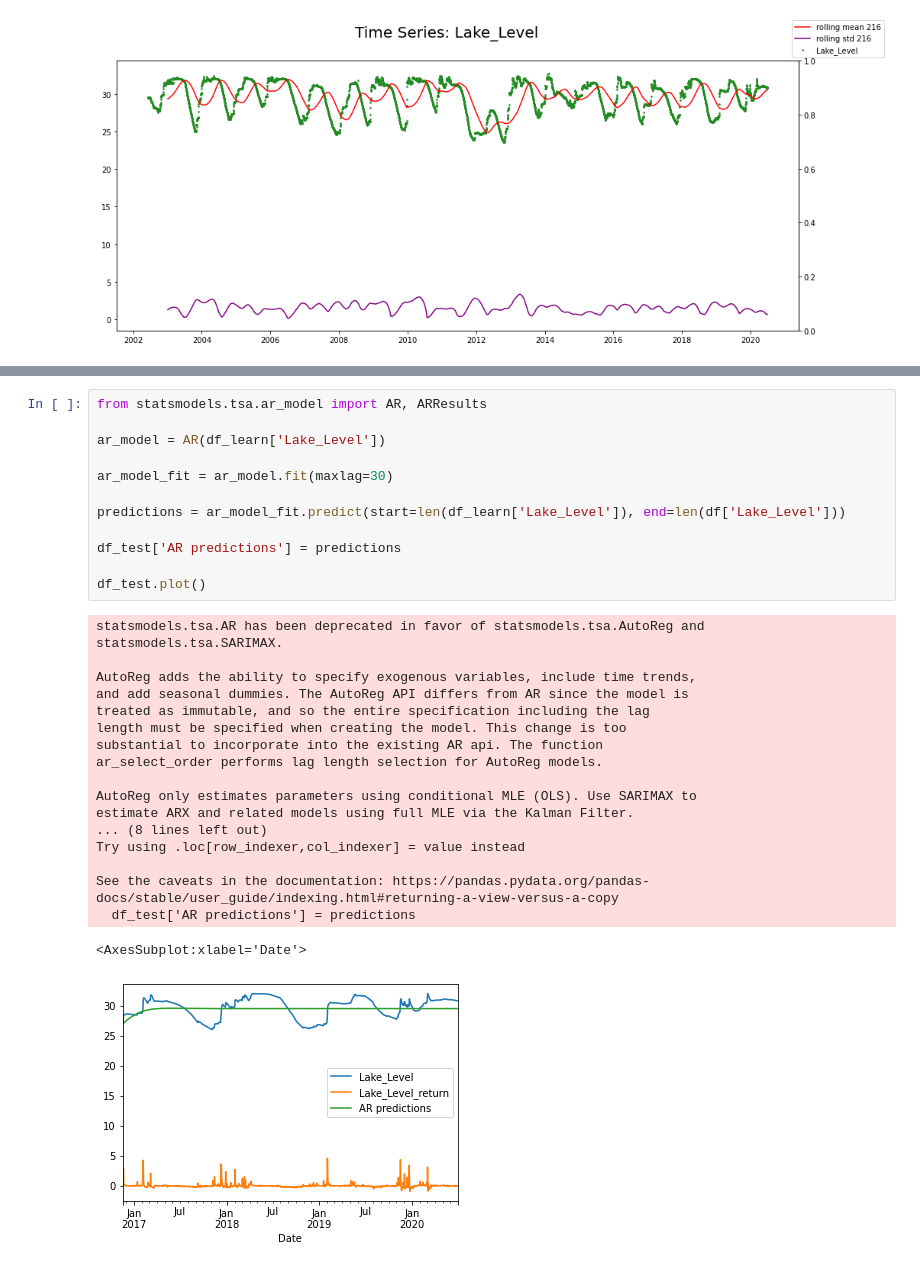
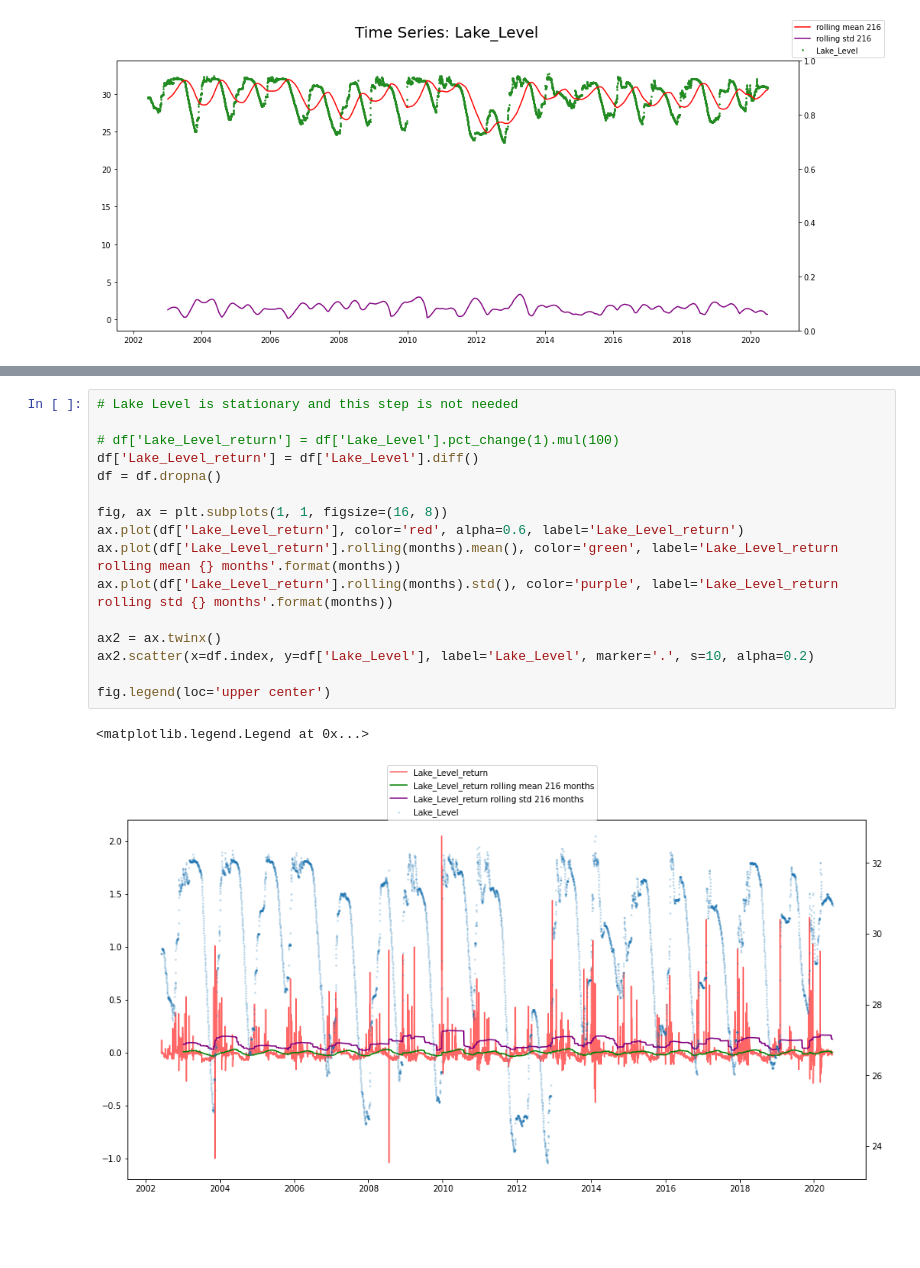
Before and after one commit to KlemenKozelj/master_thesis, a Jupyter notebook: 02_Lake_Bilancino_Time_Series.ipynb, the cells around one changed output, grey strips where cells are left out. Saved outputs shown, nothing was run; the diff lists cells and outputs as text; blank space fills up the shorter version.

```diff
--- a/02_Lake_Bilancino_Time_Series.ipynb
+++ b/02_Lake_Bilancino_Time_Series.ipynb
@@ -200,32 +141,19 @@ Date
-# %%
-from statsmodels.tsa.ar_model import AR, ARResults
-
-ar_model = AR(df_learn['Lake_Level'])
-
-ar_model_fit = ar_model.fit(maxlag=30)
-
-predictions = ar_model_fit.predict(start=len(df_learn['Lake_Level']), end=len(df['Lake_Level']))
-
-df_test['AR predictions'] = predictions
-
-df_test.plot()
-# %% [output]
-statsmodels.tsa.AR has been deprecated in favor of statsmodels.tsa.AutoReg and
-statsmodels.tsa.SARIMAX.
-
-AutoReg adds the ability to specify exogenous variables, include time trends,
-and add seasonal dummies. The AutoReg API differs from AR since the model is
-treated as immutable, and so the entire specification including the lag
-length must be specified when creating the model. This change is too
-substantial to incorporate into the existing AR api. The function
-ar_select_order performs lag length selection for AutoReg models.
-
-AutoReg only estimates parameters using conditional MLE (OLS). Use SARIMAX to
-estimate ARX and related models using full MLE via the Kalman Filter.
-... (8 lines left out)
-Try using .loc[row_indexer,col_indexer] = value instead
-
-See the caveats in the documentation: https://pandas.pydata.org/pandas-docs/stable/user_guide/indexing.html#returning-a-view-versus-a-copy
-  df_test['AR predictions'] = predictions
-<AxesSubplot:xlabel='Date'>
-[figure, removed]
+# %%
+# Lake Level is stationary and this step is not needed
+
+# df['Lake_Level_return'] = df['Lake_Level'].pct_change(1).mul(100)
+df['Lake_Level_return'] = df['Lake_Level'].diff()
+df = df.dropna()
+
+fig, ax = plt.subplots(1, 1, figsize=(16, 8))
+ax.plot(df['Lake_Level_return'], color='red', alpha=0.6, label='Lake_Level_return')
+ax.plot(df['Lake_Level_return'].rolling(months).mean(), color='green', label='Lake_Level_return rolling mean {} months'.format(months))
+ax.plot(df['Lake_Level_return'].rolling(months).std(), color='purple', label='Lake_Level_return rolling std {} months'.format(months))
+
+ax2 = ax.twinx()
+ax2.scatter(x=df.index, y=df['Lake_Level'], label='Lake_Level', marker='.', s=10, alpha=0.2)
+
+fig.legend(loc='upper center')
+# %% [output]
+<matplotlib.legend.Legend at 0x...>
+[figure, added]
```
Also changed, not shown: parts of 8 cells of this notebook.
